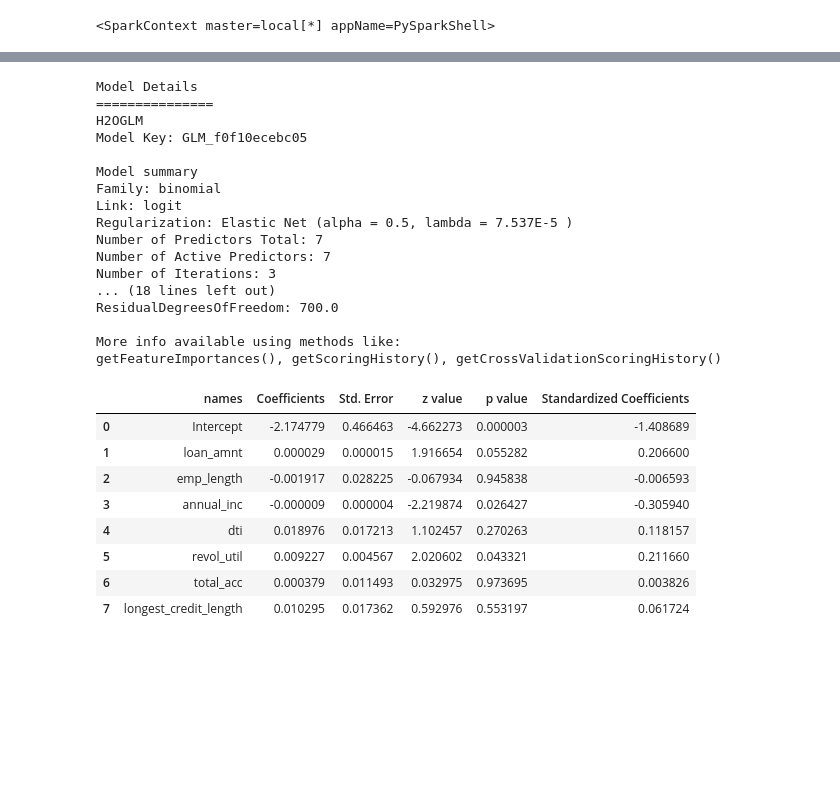
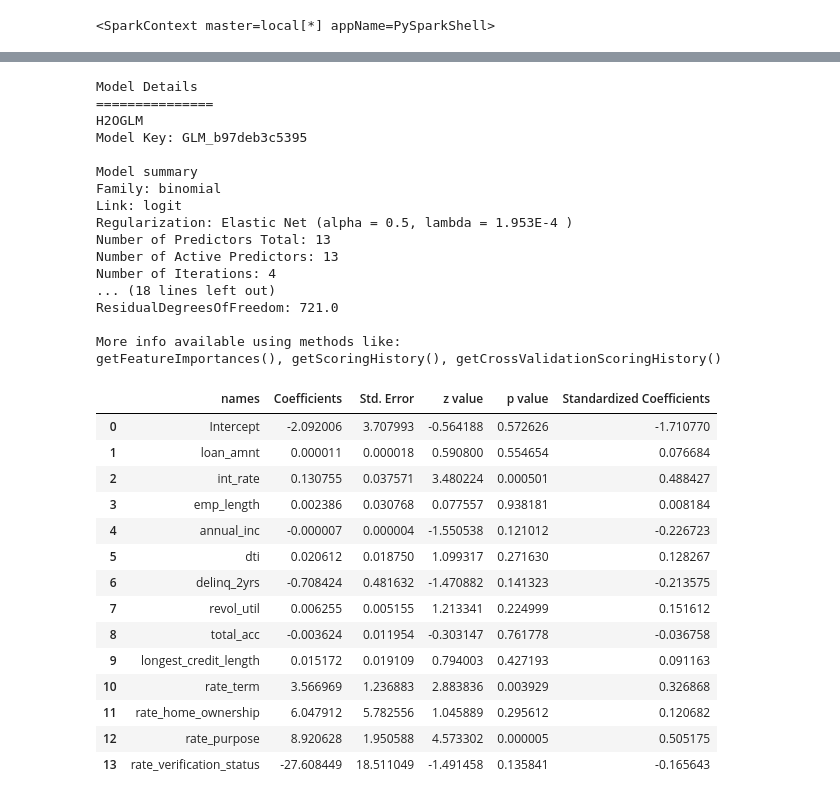
Before and after one commit to kriss024/PySpark, a Jupyter notebook: H2O_Sparkling_Water.ipynb, the cells around one changed output, grey strips where cells are left out. Drawn from its saved outputs; the diff is of its cells as text; code cells hidden in the pictures; blank space fills up the shorter version.

```diff
--- a/H2O_Sparkling_Water.ipynb
+++ b/H2O_Sparkling_Water.ipynb
@@ -69,0 +79,28 @@ Parse progress: |█████████████████████
+# %%
+# Splitting the DataFrame into training and testing sets with stratified sampling
+strata = "bad_loan"
+
+strata_list = sparkDF.select(strata).distinct().rdd.flatMap(lambda x: x).collect()
+stratified_dfs = []
+
+train_df = sparkDF.limit(0)
+test_df = sparkDF.limit(0)
+
+for s in strata_list:
+    stratified_df = sparkDF.filter(sparkDF[strata] == s)
+    train_strata, test_strata = stratified_df.randomSplit([0.7, 0.3], seed = 42)
+    train_df = train_df.union(train_strata)
+    test_df = test_df.union(test_strata)
+# %%
+all_df = train_df.union(test_df)
+print(all_df.count())
+
+df = all_df\
+.groupby("id")\
+.count()\
+.where("count > 1")
+
+display(df.toPandas())
+
+train_df = train_df.drop("id")
+test_df = test_df.drop("id")
@@ -78,52 +211,51 @@ print(testingDF.count())
 # %%
 from pysparkling.ml import H2OGLM
 
-predictors = ["loan_amnt",
-              "emp_length",
-              "annual_inc",
-              "dti",
-              "revol_util",
-              "total_acc",
-              "longest_credit_length"]
+target = "bad_loan"
 
-target = "bad_loan"
+predictors = [f.name for f in train_rate_df.schema.fields if not isinstance(f.dataType, StringType)]
+predictors.remove(target)
 
 glm_estimator = H2OGLM(family = "binomial",
      labelCol = target,
      featuresCols = predictors,
      computePValues = True)
 
-model = glm_estimator.fit(trainingDF)
+model = glm_estimator.fit(train_rate_df)
 # %% [output]
 Model Details
 ===============
 H2OGLM
-Model Key: GLM_f0f10ecebc05
+Model Key: GLM_b97deb3c5395
 
 Model summary
 Family: binomial
 Link: logit
-Regularization: Elastic Net (alpha = 0.5, lambda = 7.537E-5 )
-Number of Predictors Total: 7
-Number of Active Predictors: 7
-Number of Iterations: 3
+Regularization: Elastic Net (alpha = 0.5, lambda = 1.953E-4 )
+Number of Predictors Total: 13
+Number of Active Predictors: 13
+Number of Iterations: 4
 ... (18 lines left out)
-ResidualDegreesOfFreedom: 700.0
+ResidualDegreesOfFreedom: 721.0
 
 More info available using methods like:
 getFeatureImportances(), getScoringHistory(), getCrossValidationScoringHistory()
 # %%
-display(model
-        .getCoefficients()\
-        .toPandas())
+display(model.getCoefficients().toPandas())
 # %% [output]
 |  | names | Coefficients | Std. Error | z value | p value | Standardized Coefficients |
-| 0 | Intercept | -2.174779 | 0.466463 | -4.662273 | 0.000003 | -1.408689 |
-| 1 | loan_amnt | 0.000029 | 0.000015 | 1.916654 | 0.055282 | 0.206600 |
-| 2 | emp_length | -0.001917 | 0.028225 | -0.067934 | 0.945838 | -0.006593 |
-| 3 | annual_inc | -0.000009 | 0.000004 | -2.219874 | 0.026427 | -0.305940 |
-| 4 | dti | 0.018976 | 0.017213 | 1.102457 | 0.270263 | 0.118157 |
-| 5 | revol_util | 0.009227 | 0.004567 | 2.020602 | 0.043321 | 0.211660 |
-| 6 | total_acc | 0.000379 | 0.011493 | 0.032975 | 0.973695 | 0.003826 |
-| 7 | longest_credit_length | 0.010295 | 0.017362 | 0.592976 | 0.553197 | 0.061724 |
+| 0 | Intercept | -2.092006 | 3.707993 | -0.564188 | 0.572626 | -1.710770 |
+| 1 | loan_amnt | 0.000011 | 0.000018 | 0.590800 | 0.554654 | 0.076684 |
+| 2 | int_rate | 0.130755 | 0.037571 | 3.480224 | 0.000501 | 0.488427 |
+| 3 | emp_length | 0.002386 | 0.030768 | 0.077557 | 0.938181 | 0.008184 |
+| 4 | annual_inc | -0.000007 | 0.000004 | -1.550538 | 0.121012 | -0.226723 |
+| 5 | dti | 0.020612 | 0.018750 | 1.099317 | 0.271630 | 0.128267 |
+| 6 | delinq_2yrs | -0.708424 | 0.481632 | -1.470882 | 0.141323 | -0.213575 |
+| 7 | revol_util | 0.006255 | 0.005155 | 1.213341 | 0.224999 | 0.151612 |
+| 8 | total_acc | -0.003624 | 0.011954 | -0.303147 | 0.761778 | -0.036758 |
+| 9 | longest_credit_length | 0.015172 | 0.019109 | 0.794003 | 0.427193 | 0.091163 |
+| 10 | rate_term | 3.566969 | 1.236883 | 2.883836 | 0.003929 | 0.326868 |
+| 11 | rate_home_ownership | 6.047912 | 5.782556 | 1.045889 | 0.295612 | 0.120682 |
+| 12 | rate_purpose | 8.920628 | 1.950588 | 4.573302 | 0.000005 | 0.505175 |
+| 13 | rate_verification_status | -27.608449 | 18.511049 | -1.491458 | 0.135841 | -0.165643 |
 # %%
```
Also changed, not shown: parts of 17 cells of this notebook.
